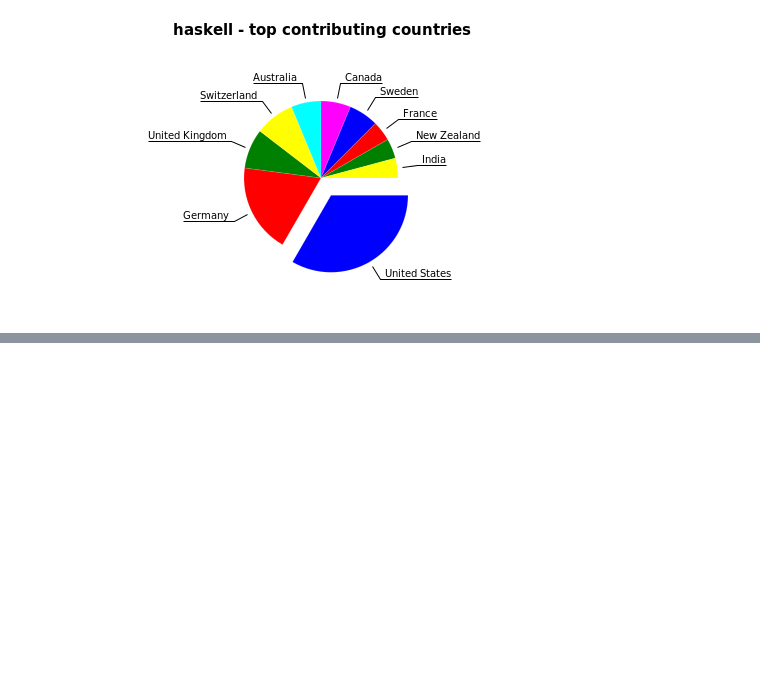
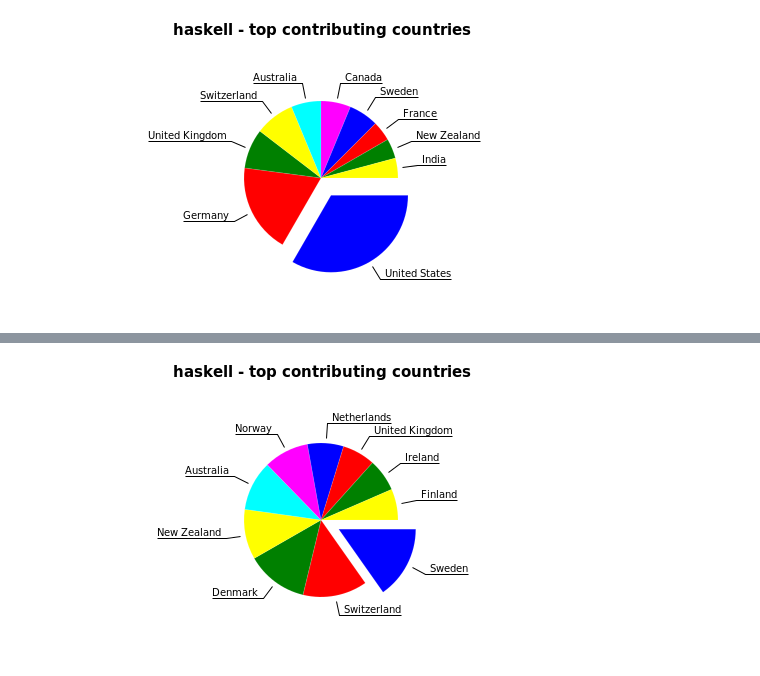
Before and after one commit to nmattia/countries, a Jupyter notebook: countries.ipynb, the cells around one changed output, grey strips where cells are left out. Saved outputs shown, nothing was run; the diff lists cells and outputs as text; code cells hidden in the pictures; blank space fills up the shorter version.

```diff
--- a/countries.ipynb
+++ b/countries.ipynb
@@ -256,0 +359,10 @@ Countries: 22
+# %%
+chart (lang <> " - " <> title)
+    . sortOn (negate . snd)
+    . fmap (\(c, n) -> (c, n / fromIntegral (countryPopulation c)))
+    . filter  ((> 1000000) . countryPopulation . fst)
+
+    . fmap (second fromIntegral)
+    $ Map.toList countries
+# %% [output]
+[figure, added]
```
Also changed, not shown: parts of 15 cells of this notebook, 7 other files.
